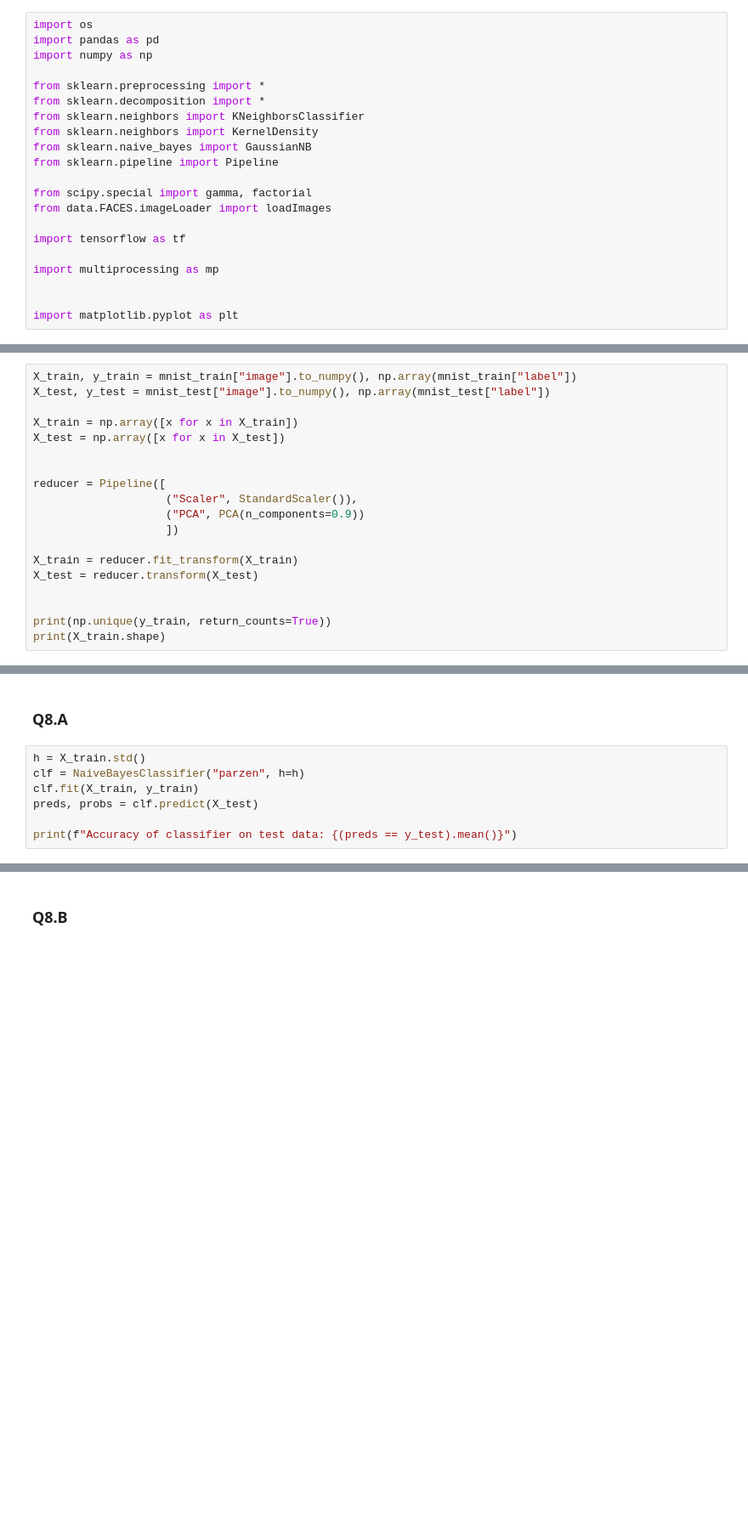
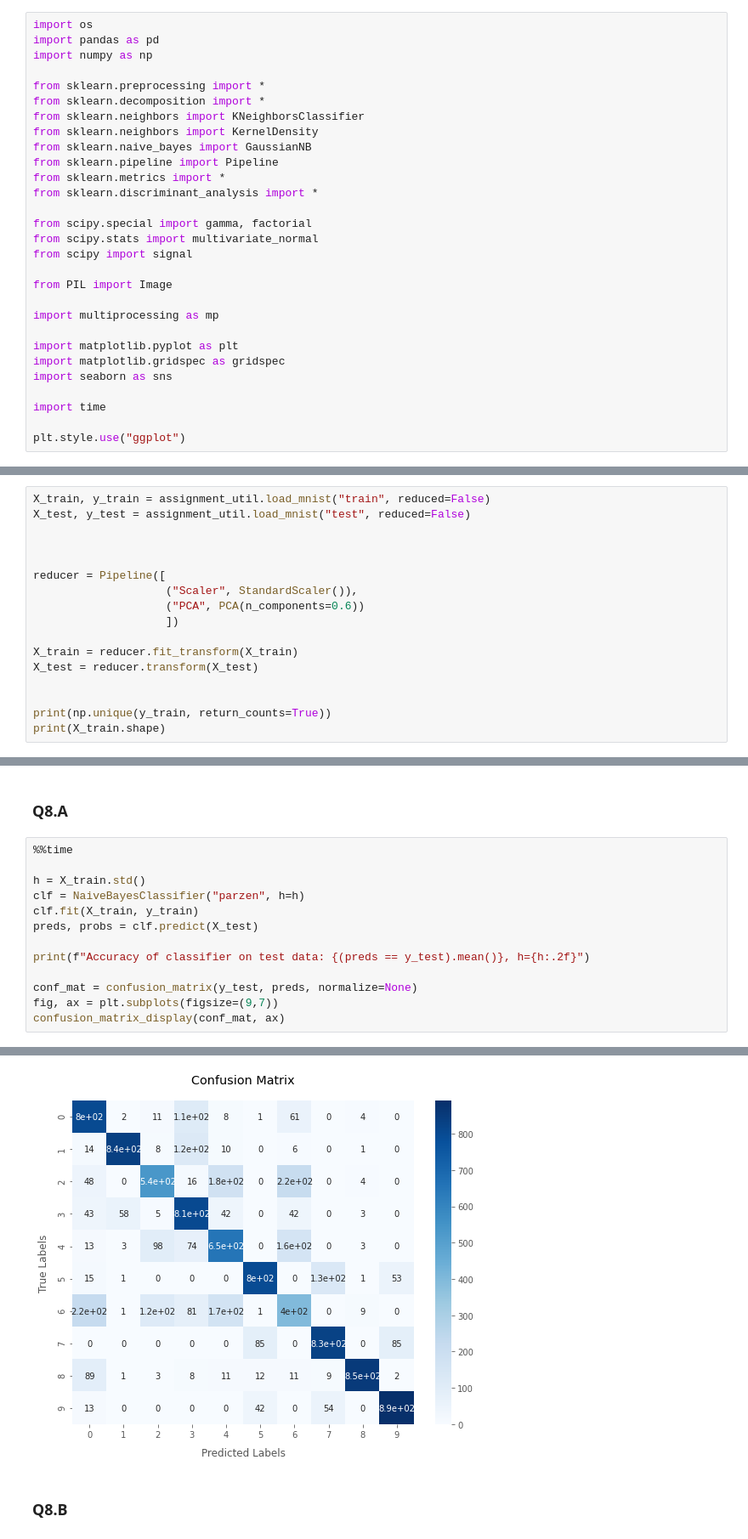
Before and after one commit to FeryET/MachineLearning_HWs, a Jupyter notebook: HW4/ML_HW4.ipynb, the cells around one changed output, grey strips where cells are left out. Shown at 85% size. Saved outputs shown, nothing was run; the diff lists cells and outputs as text; blank space fills up the shorter version.

```diff
--- a/HW4/ML_HW4.ipynb
+++ b/HW4/ML_HW4.ipynb
@@ -16,16 +23,24 @@ from sklearn.neighbors import KNeighborsClassifier
 from sklearn.neighbors import KernelDensity
 from sklearn.naive_bayes import GaussianNB
 from sklearn.pipeline import Pipeline
+from sklearn.metrics import *
+from sklearn.discriminant_analysis import *
 
 from scipy.special import gamma, factorial
-from data.FACES.imageLoader import loadImages
+from scipy.stats import multivariate_normal
+from scipy import signal
 
-import tensorflow as tf
+from PIL import Image
 
 import multiprocessing as mp
 
+import matplotlib.pyplot as plt
+import matplotlib.gridspec as gridspec
+import seaborn as sns
 
-import matplotlib.pyplot as plt
+import time
+
+plt.style.use("ggplot")
 # %%
 class AssignmentUtils:
     def __init__(self):
@@ -175,16 +190,14 @@ class NaiveBayesClassifier:
 # %% [markdown]
 ### Data preprocessing
 # %%
-X_train, y_train = mnist_train["image"].to_numpy(), np.array(mnist_train["label"])
-X_test, y_test = mnist_test["image"].to_numpy(), np.array(mnist_test["label"])
+X_train, y_train = assignment_util.load_mnist("train", reduced=False)
+X_test, y_test = assignment_util.load_mnist("test", reduced=False)
 
-X_train = np.array([x for x in X_train])
-X_test = np.array([x for x in X_test])
 
 
 reducer = Pipeline([
                     ("Scaler", StandardScaler()),
-                    ("PCA", PCA(n_components=0.9))
+                    ("PCA", PCA(n_components=0.6))
                     ])
 
 X_train = reducer.fit_transform(X_train)
@@ -199,10 +220,16 @@ print(X_train.shape)
 # %% [markdown]
 ### Q8.A
 # %%
+%%time
+
 h = X_train.std()
 clf = NaiveBayesClassifier("parzen", h=h)
 clf.fit(X_train, y_train)
 preds, probs = clf.predict(X_test)
 
-print(f"Accuracy of classifier on test data: {(preds == y_test).mean()}")
+print(f"Accuracy of classifier on test data: {(preds == y_test).mean()}, h={h:.2f}")
+
+conf_mat = confusion_matrix(y_test, preds, normalize=None)
+fig, ax = plt.subplots(figsize=(9,7))
+confusion_matrix_display(conf_mat, ax)
 # %% [output]
@@ -227,3 +239,4 @@ KeyboardInterrupt: ignored
+[figure, added]
 # %% [markdown]
 ### Q8.B
 # %%
```
Also changed, not shown: parts of 43 cells of this notebook.
